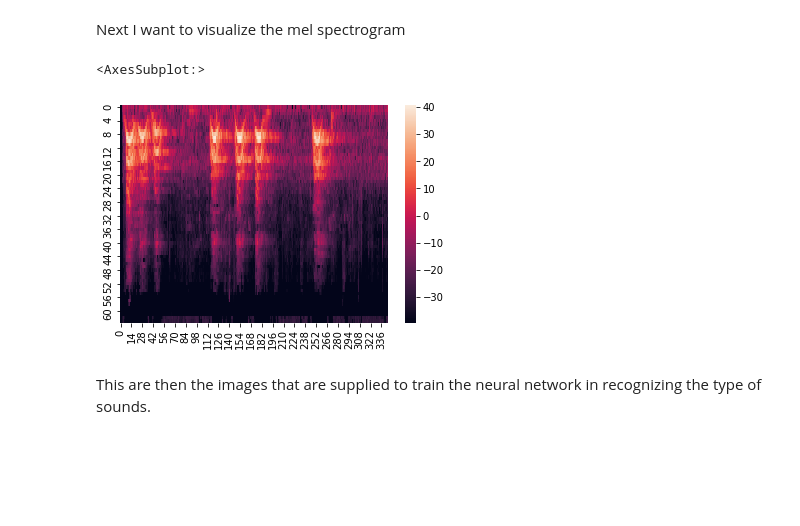
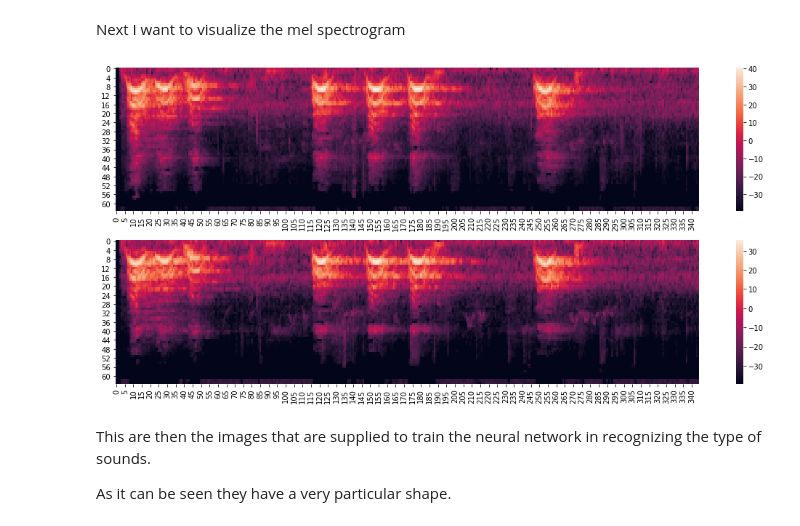
Before and after one commit to FabioParaiso/speech_correction, a Jupyter notebook: exploration/explore_structure_sound_file/explore_structure_sound_file.ipynb, the cells around one changed output. Cells and saved outputs as stored; diff of their text form; code cells hidden in the pictures; blank space fills up the shorter version.

```diff
--- a/exploration/explore_structure_sound_file/explore_structure_sound_file.ipynb
+++ b/exploration/explore_structure_sound_file/explore_structure_sound_file.ipynb
@@ -106,9 +104,11 @@ mel_spec_db = transforms.AmplitudeToDB(top_db=top_db)(mel_spec_amp)
 # %% [markdown]
 Next I want to visualize the mel spectrogram
-# %%
-seaborn.heatmap(mel_spec_db[0])
-# %% [output]
-<AxesSubplot:>
-[figure, removed]
+# %%
+# visualize the spectrogram
+visualization.plot_spectrogram(mel_spec_db)
+# %% [output]
+[figure, added]
 # %% [markdown]
 This are then the images that are supplied to train the neural network in recognizing the type of sounds.
+
+As it can be seen they have a very particular shape.
```
Also changed, not shown: parts of 16 cells of this notebook, 7 other files.
